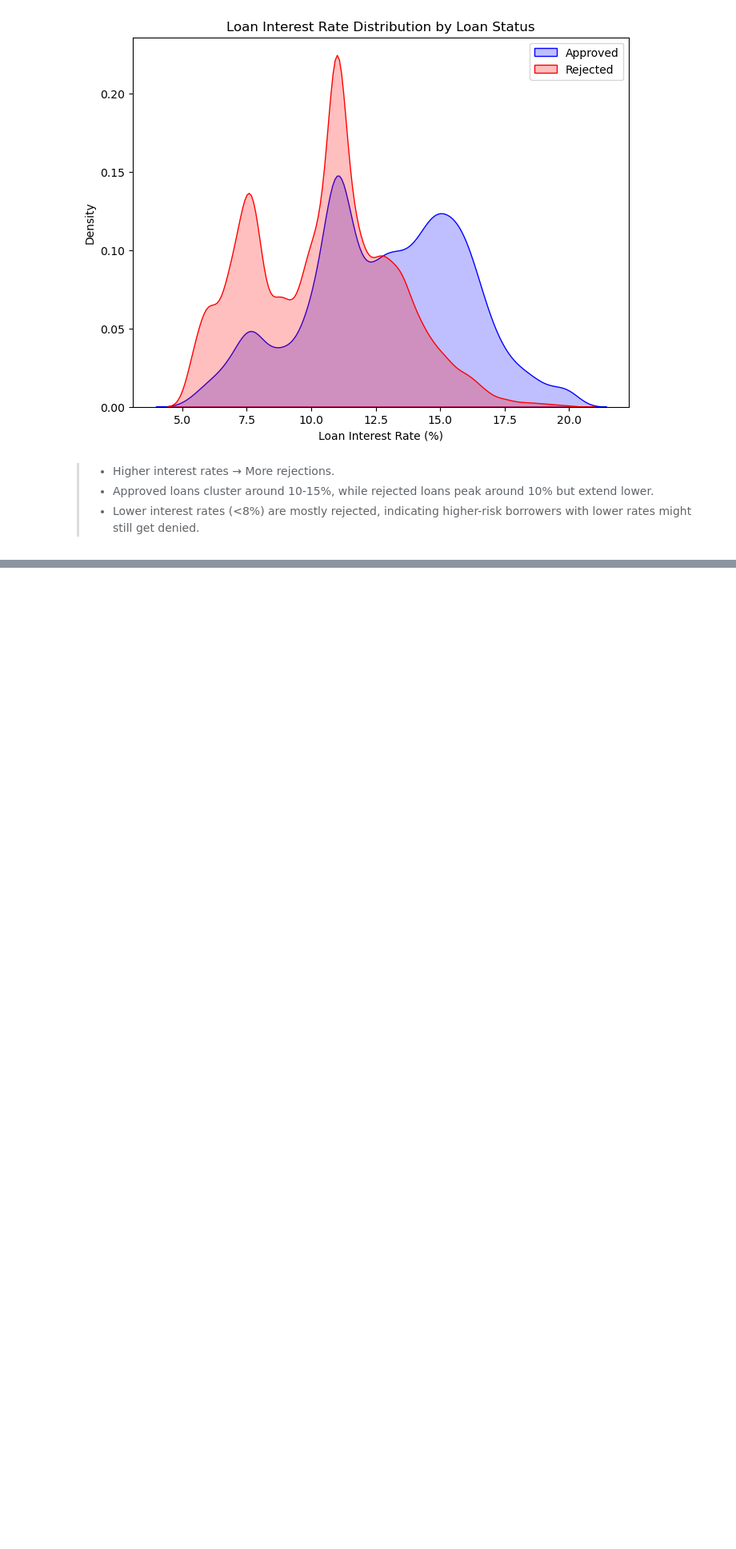
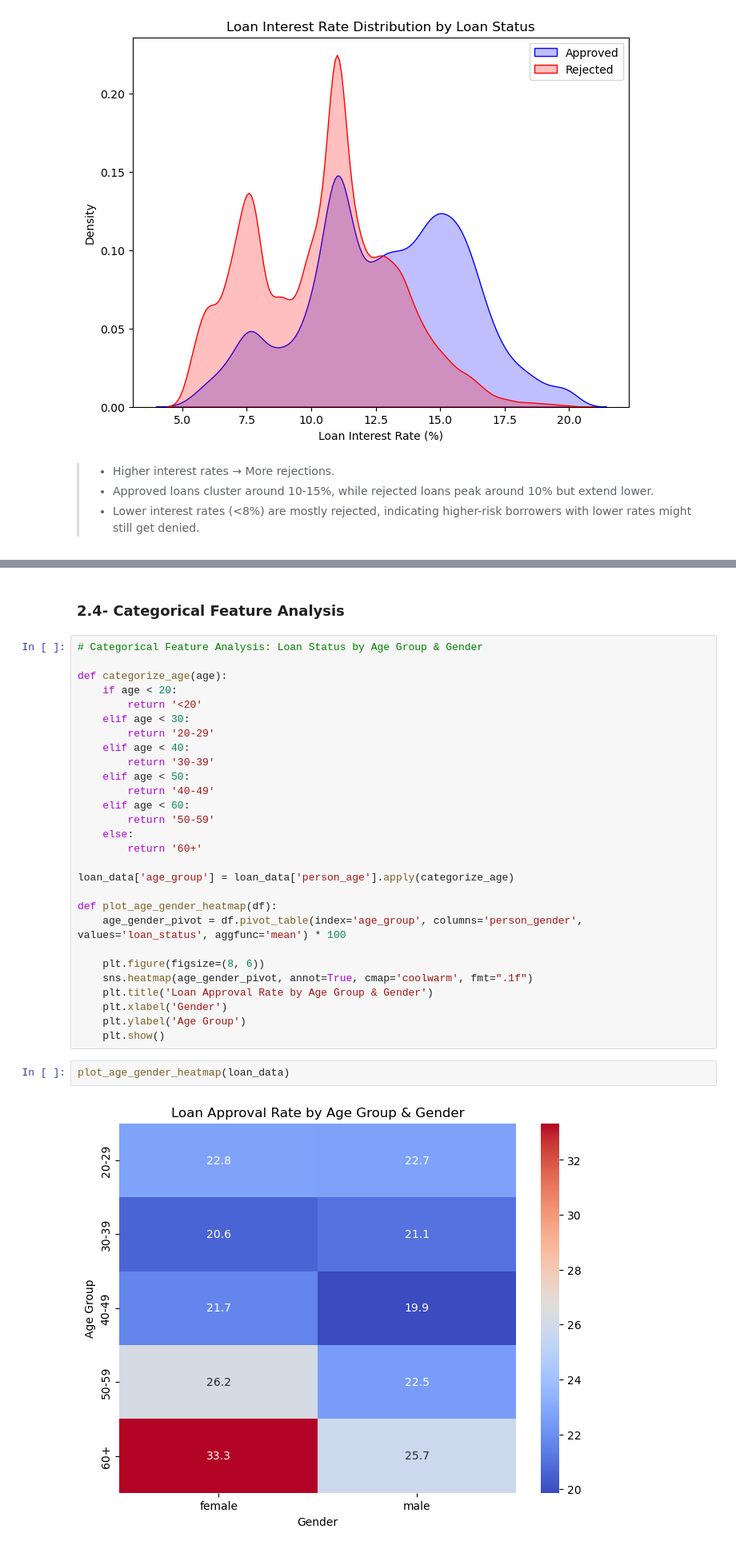
Before and after one commit to khan-asim-88/Loan-Approval-Prediction-Using-Machine-Learning, a Jupyter notebook: Loan_Approval_Prediction.ipynb, the cells around one changed output, grey strips where cells are left out. Shown at 80% size. Saved outputs shown, nothing was run; the diff lists cells and outputs as text; blank space fills up the shorter version.

```diff
--- a/Loan_Approval_Prediction.ipynb
+++ b/Loan_Approval_Prediction.ipynb
@@ -178,0 +279,34 @@ plot_kde_loan_interest_rate(loan_data)
+# %% [markdown]
+### 2.4- Categorical Feature Analysis
+# %%
+# Categorical Feature Analysis: Loan Status by Age Group & Gender
+
+def categorize_age(age):
+    if age < 20:
+        return '<20'
+    elif age < 30:
+        return '20-29'
+    elif age < 40:
+        return '30-39'
+    elif age < 50:
+        return '40-49'
+    elif age < 60:
+        return '50-59'
+    else:
+        return '60+'
+
+loan_data['age_group'] = loan_data['person_age'].apply(categorize_age)
+
+def plot_age_gender_heatmap(df):
+    age_gender_pivot = df.pivot_table(index='age_group', columns='person_gender', values='loan_status', aggfunc='mean') * 100
+
+    plt.figure(figsize=(8, 6))
+    sns.heatmap(age_gender_pivot, annot=True, cmap='coolwarm', fmt=".1f")
+    plt.title('Loan Approval Rate by Age Group & Gender')
+    plt.xlabel('Gender')
+    plt.ylabel('Age Group')
+    plt.show()
+# %%
+plot_age_gender_heatmap(loan_data)
+# %% [output]
+[figure, added]
```
Also changed, not shown: parts of 20 cells of this notebook.
